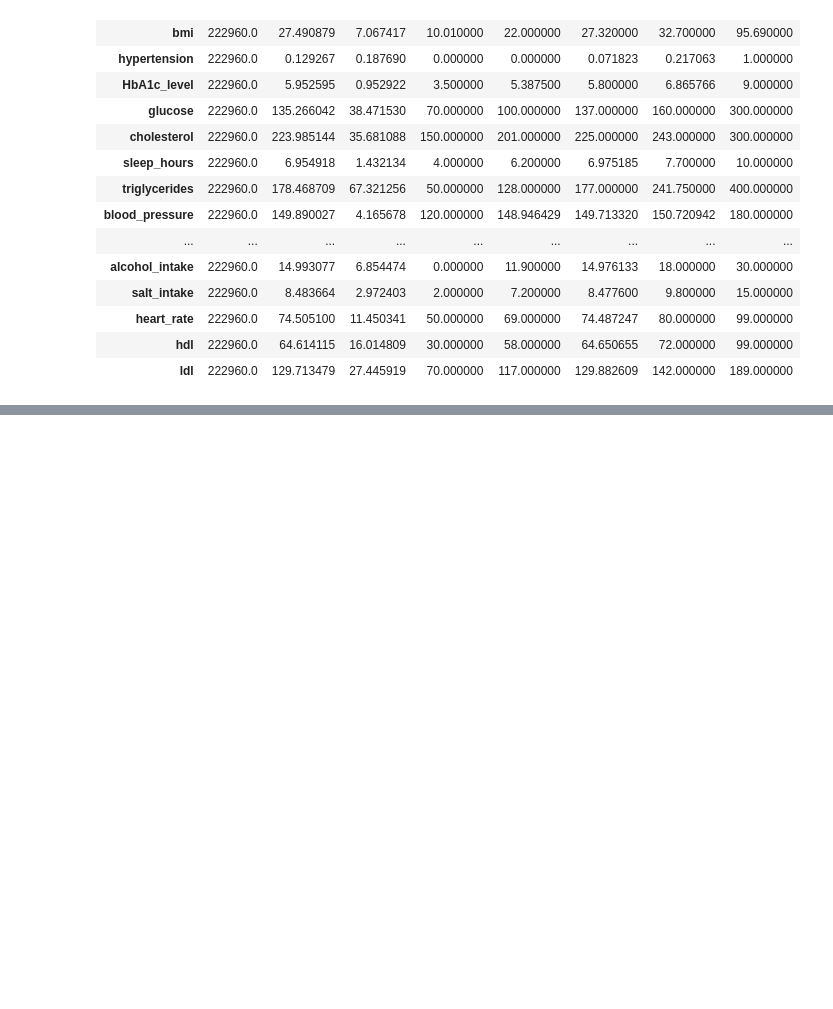
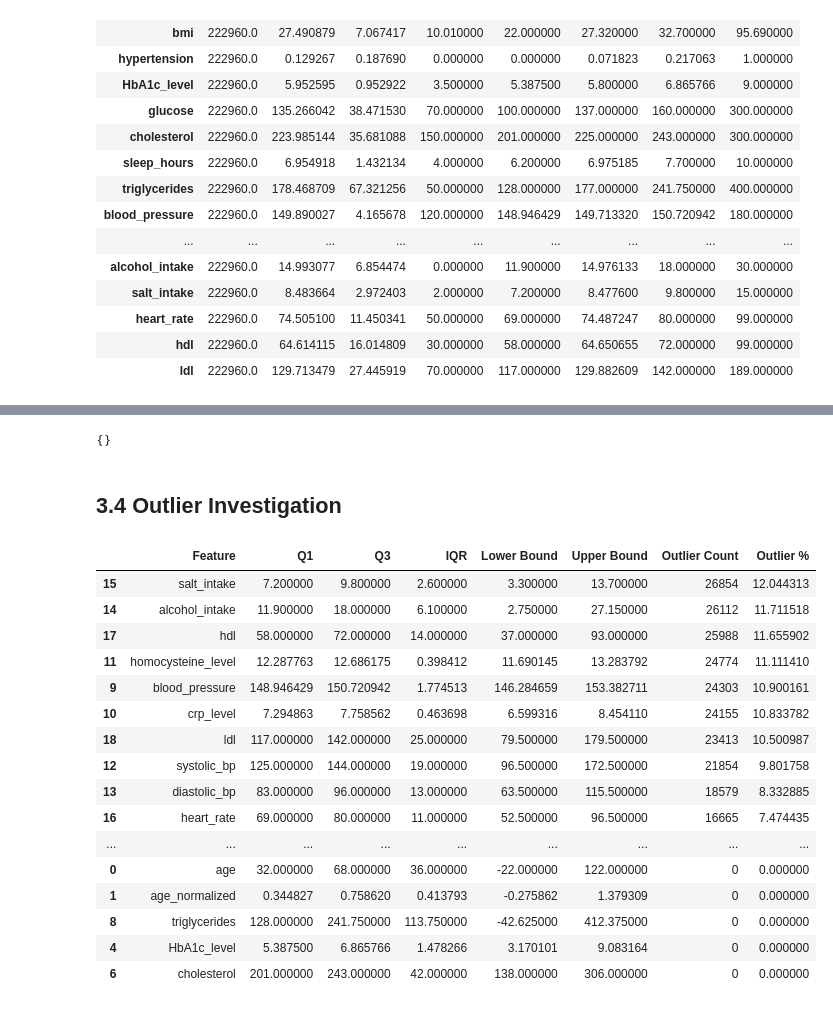
Before and after one commit to fatehbhular/Heart-Disease-Prediction-Model, a Jupyter notebook: notebooks Phase 2/Task_3_Data_Preprocessing_and_Feature_Engineering.ipynb, the cells around one changed output, grey strips where cells are left out. Drawn from its saved outputs; the diff is of its cells as text; code cells hidden in the pictures; blank space fills up the shorter version.

```diff
--- a/notebooks Phase 2/Task_3_Data_Preprocessing_and_Feature_Engineering.ipynb
+++ b/notebooks Phase 2/Task_3_Data_Preprocessing_and_Feature_Engineering.ipynb
@@ -241,0 +282,66 @@ numerical_summary
+# %%
+negative_value_counts = {}
+
+for column in numerical_columns:
+    count = (X_train[column] < 0).sum()
+
+    if count > 0:
+        negative_value_counts[column] = count
+
+negative_value_counts
+# %% [output]
+{}
+# %% [markdown]
+## 3.4 Outlier Investigation
+# %%
+outlier_summary = []
+
+for column in numerical_columns:
+    q1 = X_train[column].quantile(0.25)
+    q3 = X_train[column].quantile(0.75)
+
+    iqr = q3 - q1
+
+    lower_bound = q1 - 1.5 * iqr
+    upper_bound = q3 + 1.5 * iqr
+
+    outlier_count = (
+        (X_train[column] < lower_bound)
+        | (X_train[column] > upper_bound)
+    ).sum()
+
+    outlier_summary.append({
+        "Feature": column,
+        "Q1": q1,
+        "Q3": q3,
+        "IQR": iqr,
+        "Lower Bound": lower_bound,
+        "Upper Bound": upper_bound,
+        "Outlier Count": outlier_count,
+        "Outlier %": outlier_count / len(X_train) * 100
+    })
+
+outlier_summary = pd.DataFrame(outlier_summary)
+
+outlier_summary.sort_values(
+    "Outlier %",
+    ascending=False
+)
+# %% [output]
+|  | Feature | Q1 | Q3 | IQR | Lower Bound | Upper Bound | Outlier Count | Outlier % |
+| 15 | salt_intake | 7.200000 | 9.800000 | 2.600000 | 3.300000 | 13.700000 | 26854 | 12.044313 |
+| 14 | alcohol_intake | 11.900000 | 18.000000 | 6.100000 | 2.750000 | 27.150000 | 26112 | 11.711518 |
+| 17 | hdl | 58.000000 | 72.000000 | 14.000000 | 37.000000 | 93.000000 | 25988 | 11.655902 |
+| 11 | homocysteine_level | 12.287763 | 12.686175 | 0.398412 | 11.690145 | 13.283792 | 24774 | 11.111410 |
+| 9 | blood_pressure | 148.946429 | 150.720942 | 1.774513 | 146.284659 | 153.382711 | 24303 | 10.900161 |
+| 10 | crp_level | 7.294863 | 7.758562 | 0.463698 | 6.599316 | 8.454110 | 24155 | 10.833782 |
+| 18 | ldl | 117.000000 | 142.000000 | 25.000000 | 79.500000 | 179.500000 | 23413 | 10.500987 |
+| 12 | systolic_bp | 125.000000 | 144.000000 | 19.000000 | 96.500000 | 172.500000 | 21854 | 9.801758 |
+| 13 | diastolic_bp | 83.000000 | 96.000000 | 13.000000 | 63.500000 | 115.500000 | 18579 | 8.332885 |
+| 16 | heart_rate | 69.000000 | 80.000000 | 11.000000 | 52.500000 | 96.500000 | 16665 | 7.474435 |
+| ... | ... | ... | ... | ... | ... | ... | ... | ... |
+| 0 | age | 32.000000 | 68.000000 | 36.000000 | -22.000000 | 122.000000 | 0 | 0.000000 |
+| 1 | age_normalized | 0.344827 | 0.758620 | 0.413793 | -0.275862 | 1.379309 | 0 | 0.000000 |
+| 8 | triglycerides | 128.000000 | 241.750000 | 113.750000 | -42.625000 | 412.375000 | 0 | 0.000000 |
+| 4 | HbA1c_level | 5.387500 | 6.865766 | 1.478266 | 3.170101 | 9.083164 | 0 | 0.000000 |
+| 6 | cholesterol | 201.000000 | 243.000000 | 42.000000 | 138.000000 | 306.000000 | 0 | 0.000000 |
```
Also changed, not shown: parts of 22 cells of this notebook.
